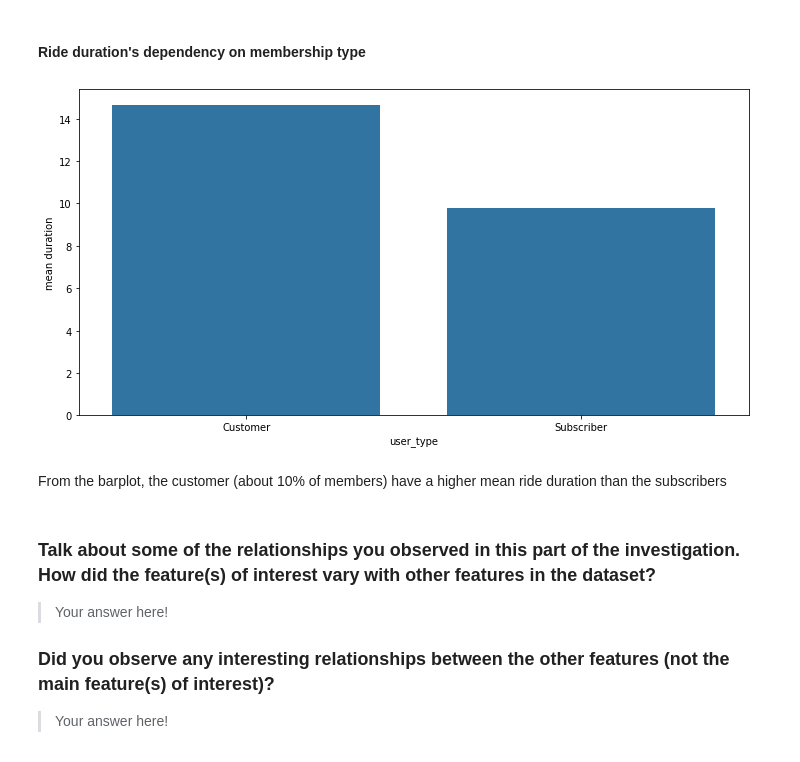
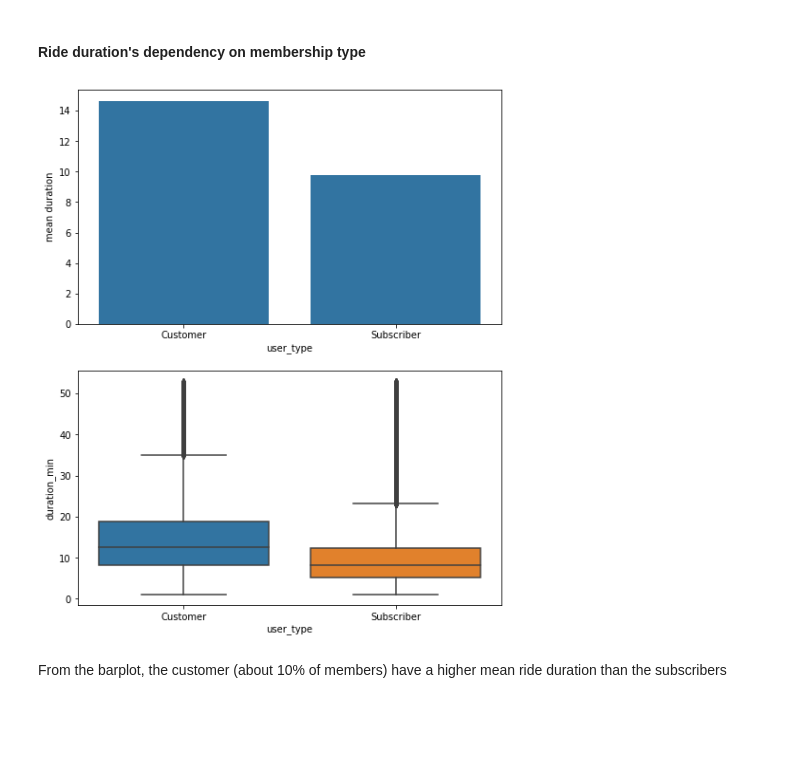
Before and after one commit to Damola-Adedoyin/Ford-GoBike-Data-Visualization-project, a Jupyter notebook: Part_I_exploration_template.ipynb, the cells around one changed output. Saved outputs shown, nothing was run; the diff lists cells and outputs as text; code cells hidden in the pictures; blank space fills up the shorter version.

Commit message:
update part1

```diff
--- a/Part_I_exploration_template.ipynb
+++ b/Part_I_exploration_template.ipynb
@@ -479,17 +477,15 @@ The pointplot shows that on average, male subscribers typically have a lesser ri
 # %%
 user_duration = bike_cut.groupby('user_type')['duration_min'].agg(['count', 'mean'])
 
+plt.figure(figsize=[8,10])
+
+plt.subplot(211)
 sb.barplot(y = user_duration['mean'], x = user_duration.index, color=base_color)
 plt.ylabel('mean duration');
+
+plt.subplot(212)
+sb.boxplot(data=bike_cut, x = 'user_type', y = 'duration_min');
 # %% [output]
-[figure, old version]
+[figure, new version]
 # %% [markdown]
 From the barplot, the customer (about 10% of members) have a higher mean ride duration than the subscribers
-# %% [markdown]
-### Talk about some of the relationships you observed in this part of the investigation. How did the feature(s) of interest vary with other features in the dataset?
-
-> Your answer here!
-
-### Did you observe any interesting relationships between the other features (not the main feature(s) of interest)?
-
-> Your answer here!
```
Also changed, not shown: parts of 22 cells of this notebook.
